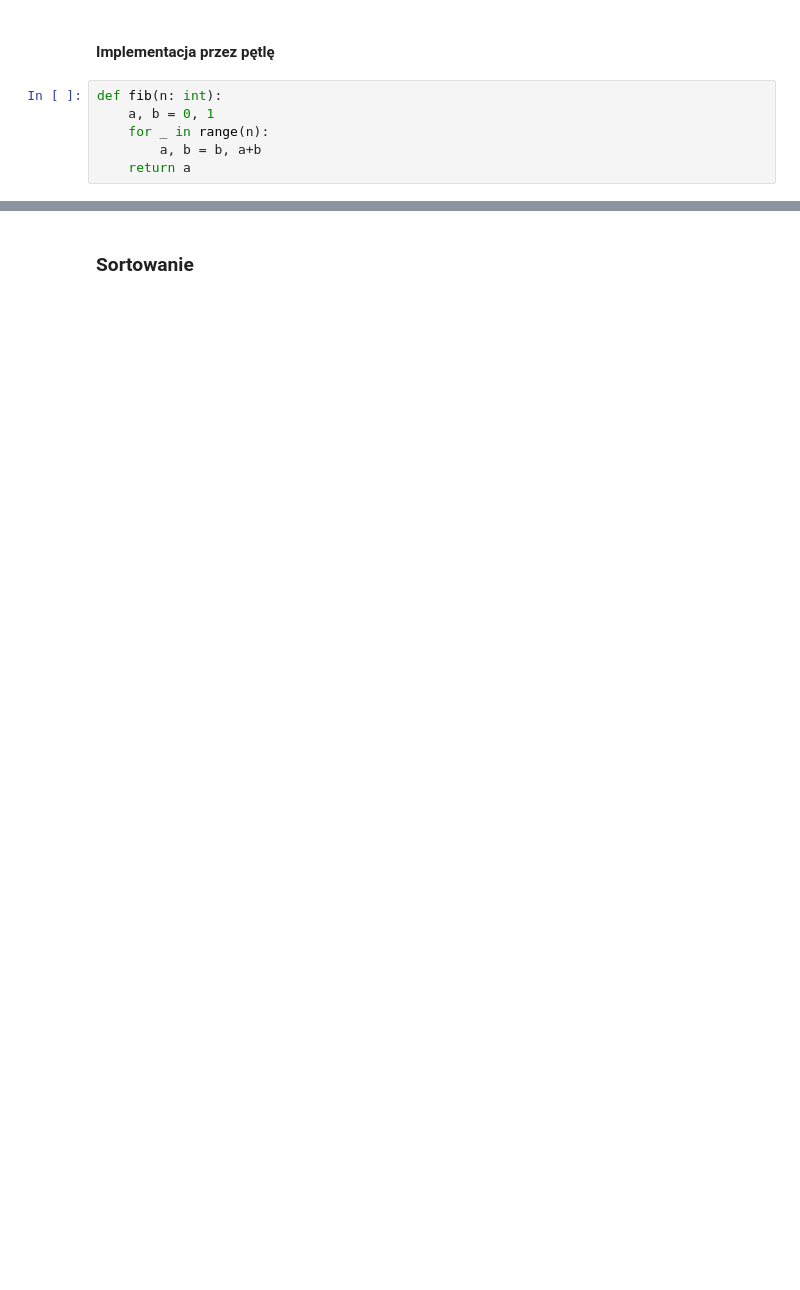
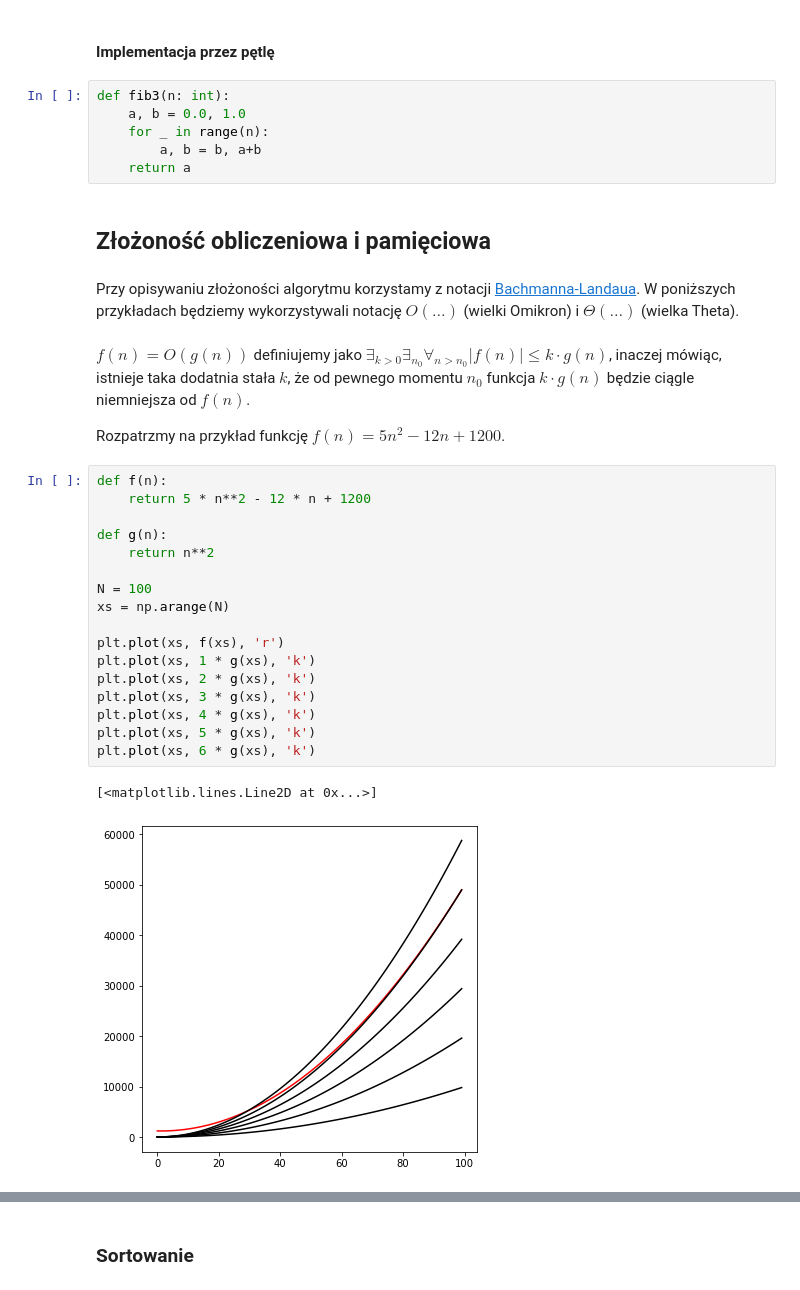
Before and after one commit to codingtenshi/SDA, a Jupyter notebook: aisd.ipynb, the cells around one changed output, grey strips where cells are left out. Drawn from its saved outputs; the diff is of its cells as text; blank space fills up the shorter version.

```diff
--- a/aisd.ipynb
+++ b/aisd.ipynb
@@ -58,8 +107,36 @@ def fib(n, memory={0:0, 1:1}):
 # %% [markdown]
 #### Implementacja przez pętlę
 # %%
-def fib(n: int):
-    a, b = 0, 1
+def fib3(n: int):
+    a, b = 0.0, 1.0
     for _ in range(n):
         a, b = b, a+b
     return a
+# %% [markdown]
+## Złożoność obliczeniowa i pamięciowa
+# %% [markdown]
+Przy opisywaniu złożoności algorytmu korzystamy z notacji [Bachmanna-Landaua](https://en.wikipedia.org/wiki/Big_O_notation#Family_of_Bachmann%E2%80%93Landau_notations). W poniższych przykładach będziemy wykorzystywali notację $O(\ldots)$ (wielki Omikron) i $\Theta(\ldots)$ (wielka Theta).
+# %% [markdown]
+$f(n)=O(g(n))$ definiujemy jako $\exists_{k > 0} \exists_{n_0} \forall_{n>n_0} |f(n)|\leq k\cdot g(n)$, inaczej mówiąc, istnieje taka dodatnia stała $k$, że od pewnego momentu $n_0$ funkcja $k\cdot g(n)$ będzie ciągle niemniejsza od $f(n)$.
+
+Rozpatrzmy na przykład funkcję $f(n) = 5n^2 - 12n + 1200$.
+# %%
+def f(n):
+    return 5 * n**2 - 12 * n + 1200
+
+def g(n):
+    return n**2
+
+N = 100
+xs = np.arange(N)
+
+plt.plot(xs, f(xs), 'r')
+plt.plot(xs, 1 * g(xs), 'k')
+plt.plot(xs, 2 * g(xs), 'k')
+plt.plot(xs, 3 * g(xs), 'k')
+plt.plot(xs, 4 * g(xs), 'k')
+plt.plot(xs, 5 * g(xs), 'k')
+plt.plot(xs, 6 * g(xs), 'k')
+# %% [output]
+[<matplotlib.lines.Line2D at 0x...>]
+[figure, added]
```
Also changed, not shown: parts of 147 cells of this notebook, 4 other files.
